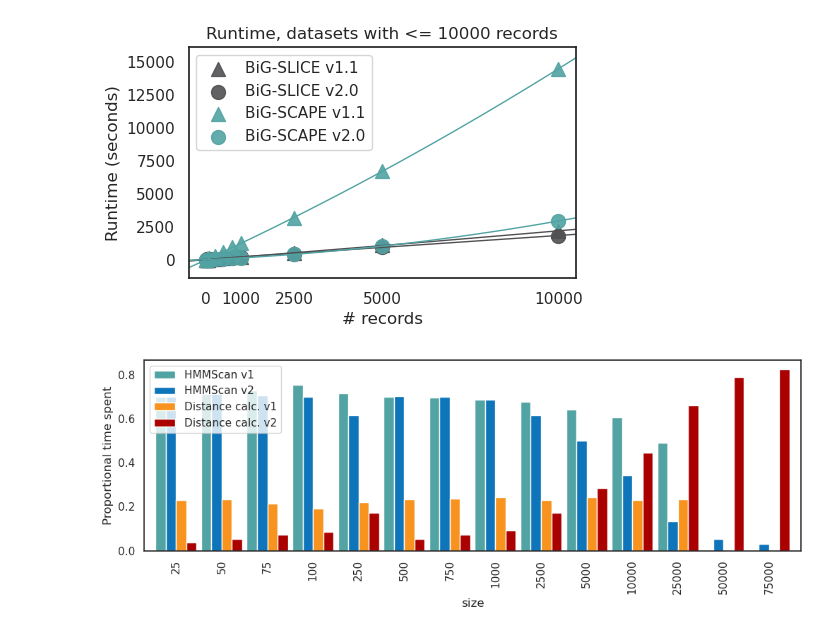
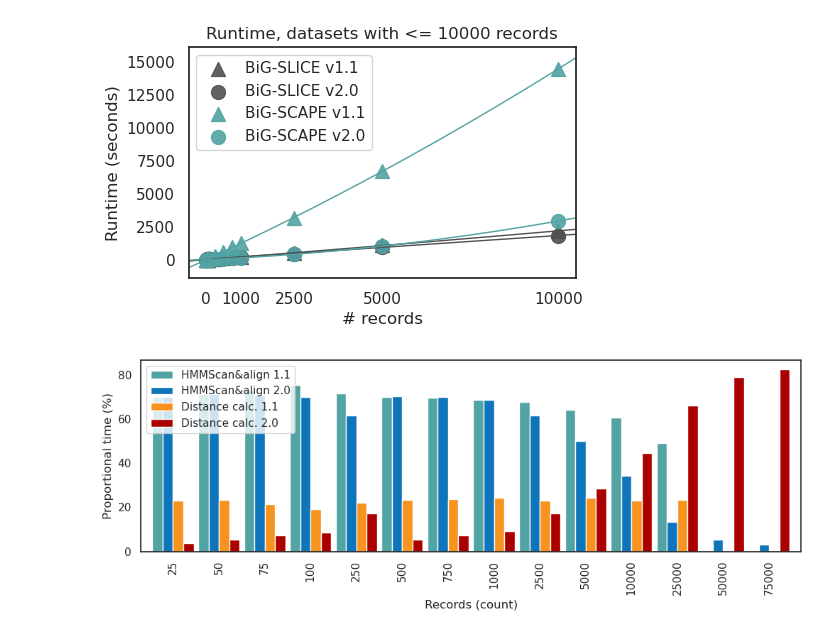
Before and after one commit to adraismawur/bigscape-v2-notebooks, a Jupyter notebook: runtimes.ipynb, the cells around one changed output. Saved outputs shown, nothing was run; the diff lists cells and outputs as text; code cells hidden in the pictures.

```diff
--- a/runtimes.ipynb
+++ b/runtimes.ipynb
@@ -339,29 +339,33 @@ fig.savefig("Figure_2_a_records_vs_runtime_subplot.svg", pad_inches=0.5, bbox_in
 # %%
 
 fig, ax = plt.subplots(1, 1, figsize=(12, 3.5))
 
 prop_time_colors = [
     # COLORS["bigslice_grey"],
     COLORS["bigscape_blue"],
     COLORS["dark_blue"],
     COLORS["orange_i_found_on_bigscape_image"],
     COLORS["antismash_red"],
 ]
 
 # remove point at size=10. This timepoint suffered from a low resolution in runtime statistics since v1 rounds
 # to the nearest seconds. See methods
-bigscape_v1_prop_abs = bigscape_v1_prop_abs.drop(10)
-bigscape_v2_prop_abs = bigscape_v2_prop_abs.drop(10)
+bigscape_v1_prop_abs_dropped = bigscape_v1_prop_abs.drop(10)
+bigscape_v2_prop_abs_dropped = bigscape_v2_prop_abs.drop(10)
 
-bs_1_2_all = pd.concat([bigscape_v1_prop_abs["hmm_scan_prop"]+bigscape_v1_prop_abs["hmm_align_prop"],
-                        bigscape_v2_prop_abs["hmm_scan_prop"]+bigscape_v2_prop_abs["hmm_align_prop"],
-                        bigscape_v1_prop_abs["distance_calc_prop"],
-                        bigscape_v2_prop_abs["distance_calc_prop"]], axis=1)
+bs_1_2_all = pd.concat([bigscape_v1_prop_abs_dropped["hmm_scan_prop"]+bigscape_v1_prop_abs_dropped["hmm_align_prop"],
+                        bigscape_v2_prop_abs_dropped["hmm_scan_prop"]+bigscape_v2_prop_abs_dropped["hmm_align_prop"],
+                        bigscape_v1_prop_abs_dropped["distance_calc_prop"],
+                        bigscape_v2_prop_abs_dropped["distance_calc_prop"]], axis=1)
+
+bs_1_2_all *= 100.0
+
 bs_1_2_all.columns = ["hmm v1", "hmm v2", "dist_calc v1", "dist_calc v2"]
 bs_1_2_all.plot(kind="bar", ax=ax, color=prop_time_colors, width=0.9)
-ax.set_ylabel("Proportional time spent")
-ax.legend(loc="upper left", labels=['HMMScan v1', 'HMMScan v2', 'Distance calc. v1', 'Distance calc. v2'])
+ax.set_ylabel("Proportional time (%)")
+ax.set_xlabel("Records (count)")
+ax.legend(loc="upper left", labels=['HMMScan&align 1.1', 'HMMScan&align 2.0', 'Distance calc. 1.1', 'Distance calc. 2.0'])
 
-plt.savefig("Figure_2_b_prop_runtimes.svg")
+plt.savefig("Figure_2_b_prop_runtimes.svg", bbox_inches='tight')
 # %% [output]
-[figure, old version]
+[figure, new version]
```
Also changed, not shown: 3 other files.
